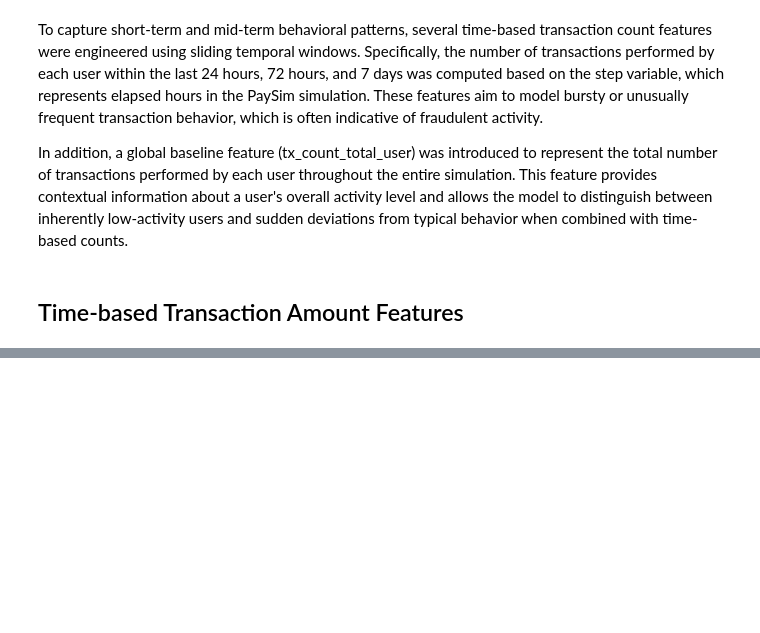
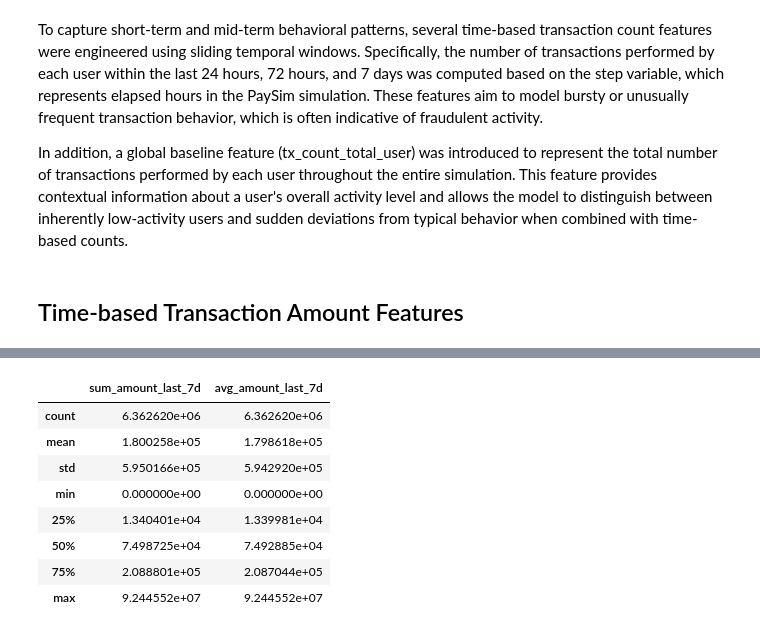
Before and after one commit to thisisehyas/Financial-Fraud-Detection-System, a Jupyter notebook: notebooks/feature_engineering.ipynb, the cells around one changed output, grey strips where cells are left out. Saved outputs shown, nothing was run; the diff lists cells and outputs as text; code cells hidden in the pictures; blank space fills up the shorter version.

```diff
--- a/notebooks/feature_engineering.ipynb
+++ b/notebooks/feature_engineering.ipynb
@@ -106,0 +173,15 @@ In addition, a global baseline feature (tx_count_total_user) was introduced to r
+# %%
+paysim[[
+    "sum_amount_last_7d",
+    "avg_amount_last_7d"
+]].describe()
+# %% [output]
+|  | sum_amount_last_7d | avg_amount_last_7d |
+| count | 6.362620e+06 | 6.362620e+06 |
+| mean | 1.800258e+05 | 1.798618e+05 |
+| std | 5.950166e+05 | 5.942920e+05 |
+| min | 0.000000e+00 | 0.000000e+00 |
+| 25% | 1.340401e+04 | 1.339981e+04 |
+| 50% | 7.498725e+04 | 7.492885e+04 |
+| 75% | 2.088801e+05 | 2.087044e+05 |
+| max | 9.244552e+07 | 9.244552e+07 |
```
Also changed, not shown: parts of 7 cells of this notebook.
